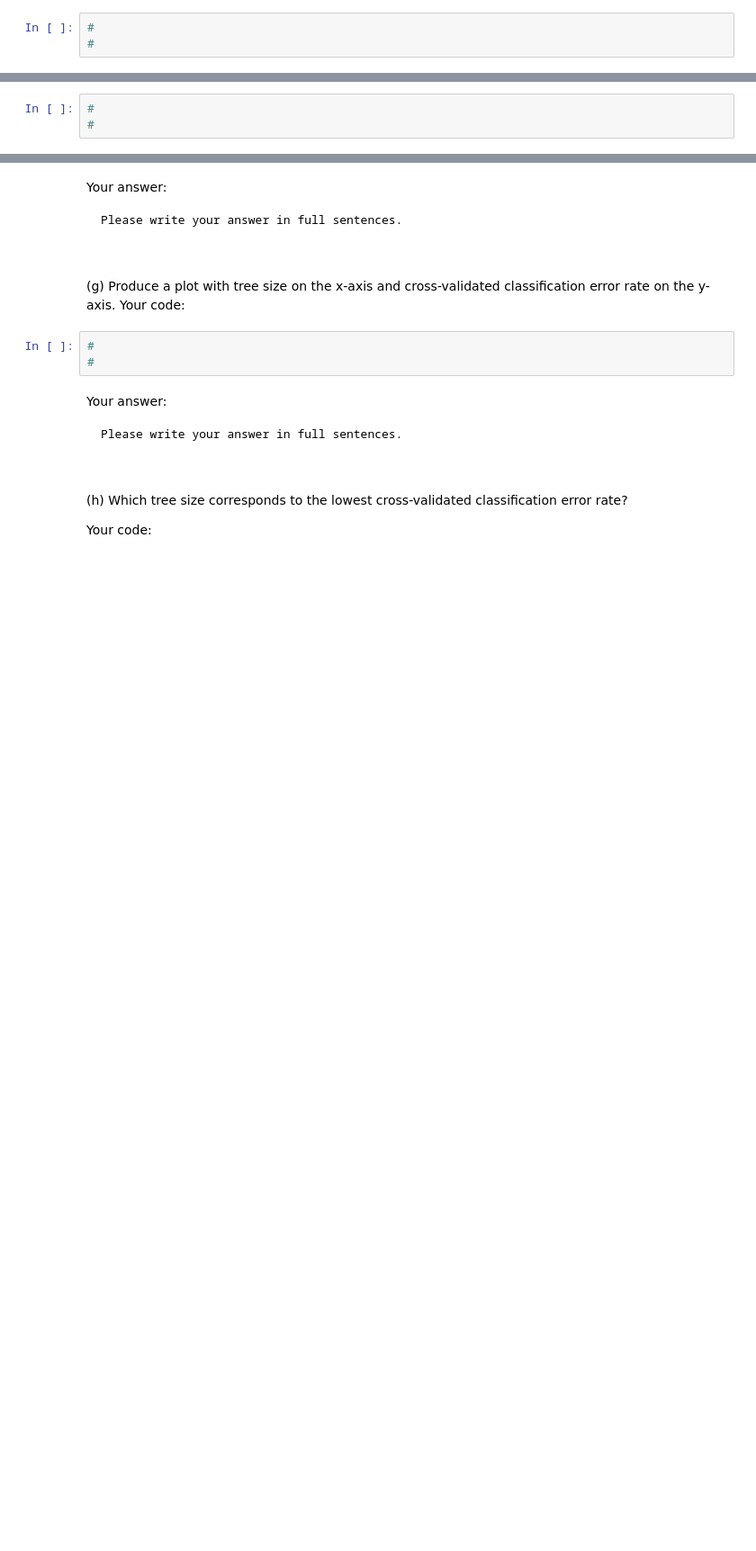
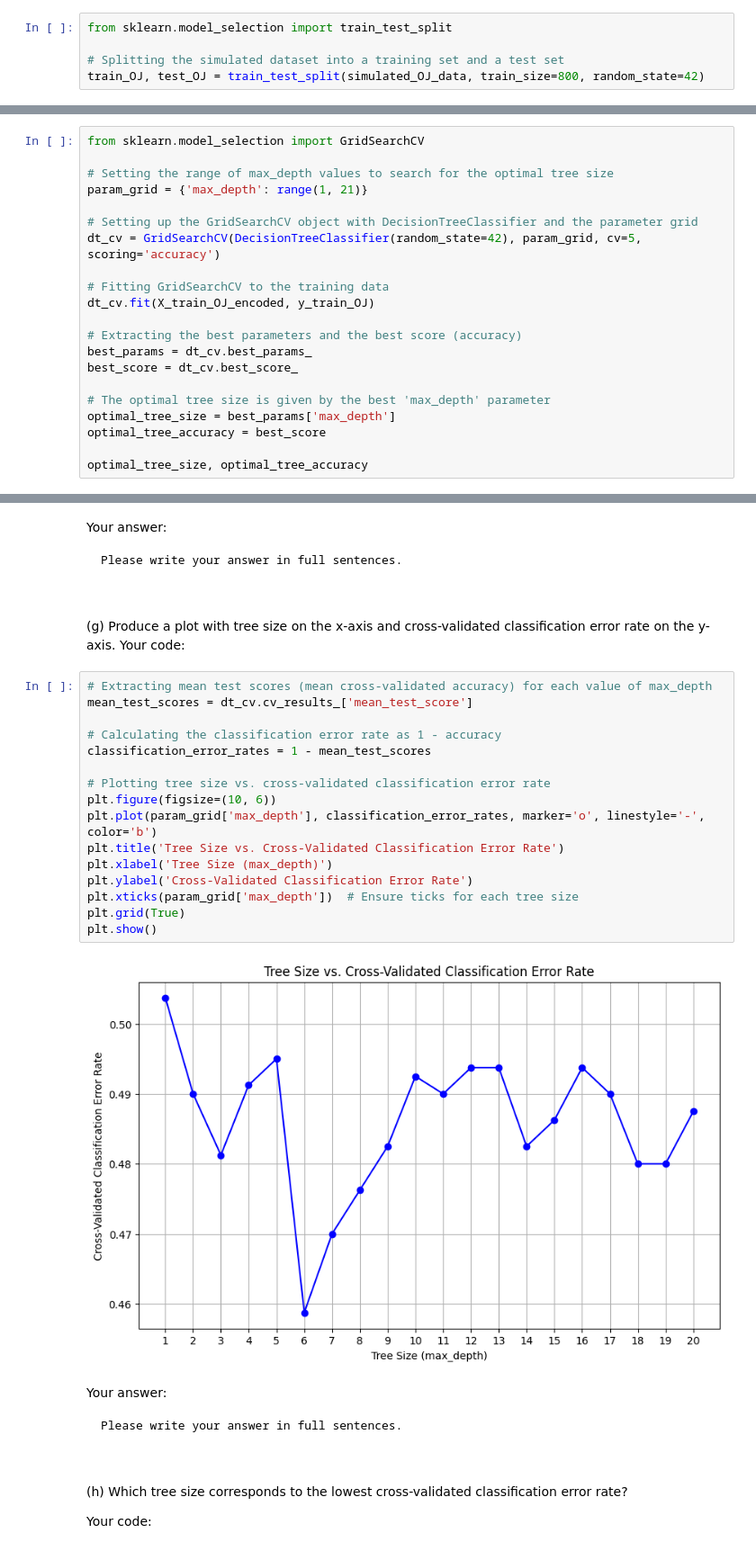
Before and after one commit to BU-MSSP-Classroom/MA679_Spring2024_07_tree_ensemble-Allenlovemia, a Jupyter notebook: Ch08_TreeEnsemble_Python.ipynb, the cells around one changed output, grey strips where cells are left out. Shown: that part at 90% size. Cells and saved outputs as stored; diff of their text form; blank space fills up the shorter version.

```diff
--- a/Ch08_TreeEnsemble_Python.ipynb
+++ b/Ch08_TreeEnsemble_Python.ipynb
@@ -385,6 +410,8 @@ Your code:
 # %%
-#
-#
+from sklearn.model_selection import train_test_split
+
+# Splitting the simulated dataset into a training set and a test set
+train_OJ, test_OJ = train_test_split(simulated_OJ_data, train_size=800, random_state=42)
 # %% [markdown]
 Your answer:
 
@@ -450,5 +565,23 @@ Please write your answer in full sentences.
 the optimal tree size.
 Your code:
 # %%
-#
-#
+from sklearn.model_selection import GridSearchCV
+
+# Setting the range of max_depth values to search for the optimal tree size
+param_grid = {'max_depth': range(1, 21)}
+
+# Setting up the GridSearchCV object with DecisionTreeClassifier and the parameter grid
+dt_cv = GridSearchCV(DecisionTreeClassifier(random_state=42), param_grid, cv=5, scoring='accuracy')
+
+# Fitting GridSearchCV to the training data
+dt_cv.fit(X_train_OJ_encoded, y_train_OJ)
+
+# Extracting the best parameters and the best score (accuracy)
+best_params = dt_cv.best_params_
+best_score = dt_cv.best_score_
+
+# The optimal tree size is given by the best 'max_depth' parameter
+optimal_tree_size = best_params['max_depth']
+optimal_tree_accuracy = best_score
+
+optimal_tree_size, optimal_tree_accuracy
@@ -465,8 +600,23 @@ Please write your answer in full sentences.
 classification error rate on the y-axis.
 Your code:
 # %%
-#
-#
+# Extracting mean test scores (mean cross-validated accuracy) for each value of max_depth
+mean_test_scores = dt_cv.cv_results_['mean_test_score']
+
+# Calculating the classification error rate as 1 - accuracy
+classification_error_rates = 1 - mean_test_scores
+
+# Plotting tree size vs. cross-validated classification error rate
+plt.figure(figsize=(10, 6))
+plt.plot(param_grid['max_depth'], classification_error_rates, marker='o', linestyle='-', color='b')
+plt.title('Tree Size vs. Cross-Validated Classification Error Rate')
+plt.xlabel('Tree Size (max_depth)')
+plt.ylabel('Cross-Validated Classification Error Rate')
+plt.xticks(param_grid['max_depth'])  # Ensure ticks for each tree size
+plt.grid(True)
+plt.show()
+# %% [output]
+[figure, added]
 # %% [markdown]
 Your answer:
 
```
Also changed, not shown: parts of 10 cells of this notebook.
